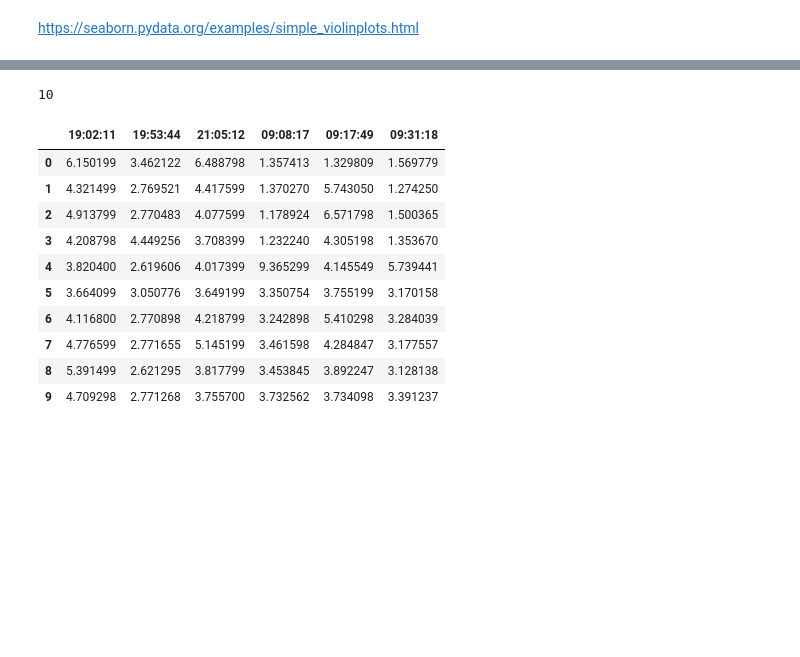
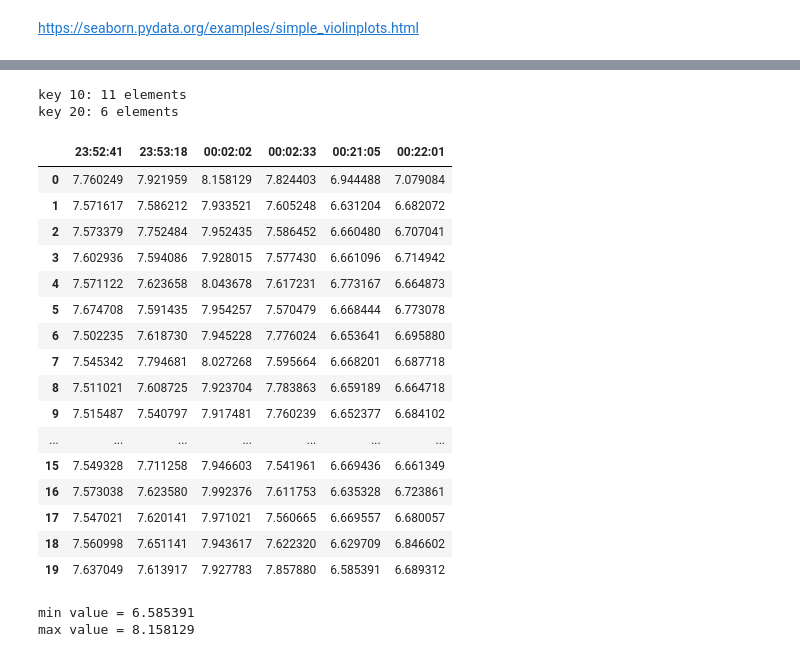
Before and after one commit to jqp4/acad-2021-NVIDIA-GPU, a Jupyter notebook: mpi_collective/Untitled.ipynb, the cells around one changed output, grey strips where cells are left out. Drawn from its saved outputs; the diff is of its cells as text; code cells hidden in the pictures; blank space fills up the shorter version.

```diff
--- a/mpi_collective/Untitled.ipynb
+++ b/mpi_collective/Untitled.ipynb
@@ -88,35 +88,59 @@ def get_results_data(test_type):
         return data
 # %%
 all_data = get_results_data("barrier")
-all_data = get_results_data("alltoall")
+# all_data = get_results_data("alltoall")
 sep_data = {}
 for time in all_data:
     arr = all_data[time]
     num = len(arr)
     if not (num in sep_data):
         sep_data[num] = {}
     sep_data[num][time] = arr
 
-sep_data
-for d in sep_data:
-    print(d, end=' ')
 
-data = pd.DataFrame(sep_data[10])
+for d in sep_data.keys():
+    print(f"key {d}: {len(sep_data[d])} elements")
+
+data = pd.DataFrame(sep_data[20])
 data_mean = pd.DataFrame(data.mean(axis=0), columns=['mean'])
 data
 # %% [output]
-10
+key 10: 11 elements
+key 20: 6 elements
-|  | 19:02:11 | 19:53:44 | 21:05:12 | 09:08:17 | 09:17:49 | 09:31:18 |
-| 0 | 6.150199 | 3.462122 | 6.488798 | 1.357413 | 1.329809 | 1.569779 |
-| 1 | 4.321499 | 2.769521 | 4.417599 | 1.370270 | 5.743050 | 1.274250 |
-| 2 | 4.913799 | 2.770483 | 4.077599 | 1.178924 | 6.571798 | 1.500365 |
-| 3 | 4.208798 | 4.449256 | 3.708399 | 1.232240 | 4.305198 | 1.353670 |
-| 4 | 3.820400 | 2.619606 | 4.017399 | 9.365299 | 4.145549 | 5.739441 |
-| 5 | 3.664099 | 3.050776 | 3.649199 | 3.350754 | 3.755199 | 3.170158 |
-| 6 | 4.116800 | 2.770898 | 4.218799 | 3.242898 | 5.410298 | 3.284039 |
-| 7 | 4.776599 | 2.771655 | 5.145199 | 3.461598 | 4.284847 | 3.177557 |
-| 8 | 5.391499 | 2.621295 | 3.817799 | 3.453845 | 3.892247 | 3.128138 |
-| 9 | 4.709298 | 2.771268 | 3.755700 | 3.732562 | 3.734098 | 3.391237 |
+|  | 23:52:41 | 23:53:18 | 00:02:02 | 00:02:33 | 00:21:05 | 00:22:01 |
+| 0 | 7.760249 | 7.921959 | 8.158129 | 7.824403 | 6.944488 | 7.079084 |
+| 1 | 7.571617 | 7.586212 | 7.933521 | 7.605248 | 6.631204 | 6.682072 |
+| 2 | 7.573379 | 7.752484 | 7.952435 | 7.586452 | 6.660480 | 6.707041 |
+| 3 | 7.602936 | 7.594086 | 7.928015 | 7.577430 | 6.661096 | 6.714942 |
+| 4 | 7.571122 | 7.623658 | 8.043678 | 7.617231 | 6.773167 | 6.664873 |
+| 5 | 7.674708 | 7.591435 | 7.954257 | 7.570479 | 6.668444 | 6.773078 |
+| 6 | 7.502235 | 7.618730 | 7.945228 | 7.776024 | 6.653641 | 6.695880 |
+| 7 | 7.545342 | 7.794681 | 8.027268 | 7.595664 | 6.668201 | 6.687718 |
+| 8 | 7.511021 | 7.608725 | 7.923704 | 7.783863 | 6.659189 | 6.664718 |
+| 9 | 7.515487 | 7.540797 | 7.917481 | 7.760239 | 6.652377 | 6.684102 |
+| ... | ... | ... | ... | ... | ... | ... |
+| 15 | 7.549328 | 7.711258 | 7.946603 | 7.541961 | 6.669436 | 6.661349 |
+| 16 | 7.573038 | 7.623580 | 7.992376 | 7.611753 | 6.635328 | 6.723861 |
+| 17 | 7.547021 | 7.620141 | 7.971021 | 7.560665 | 6.669557 | 6.680057 |
+| 18 | 7.560998 | 7.651141 | 7.943617 | 7.622320 | 6.629709 | 6.846602 |
+| 19 | 7.637049 | 7.613917 | 7.927783 | 7.857880 | 6.585391 | 6.689312 |
+# %%
+min_value = 1000
+max_value = 0
+
+for column_name in data:
+    column_min_value = min(data[column_name])
+    if (min_value > column_min_value):
+        min_value = column_min_value
+
+    column_max_value = max(data[column_name])
+    if (max_value < column_max_value):
+        max_value = column_max_value
+
+print(f"min value = {min_value}\nmax value = {max_value}")
+# %% [output]
+min value = 6.585391
+max value = 8.158129
 # %%
 sns.set_theme()
 sns.set(rc={'figure.figsize':(12, 9)})
```
Also changed, not shown: parts of 8 cells of this notebook, 15 other files.
